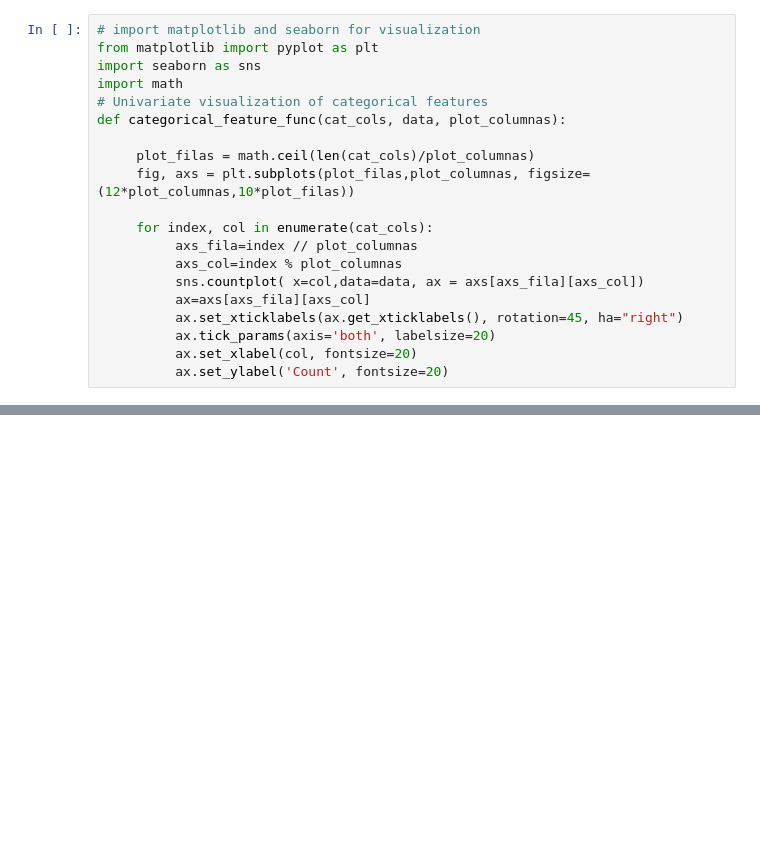
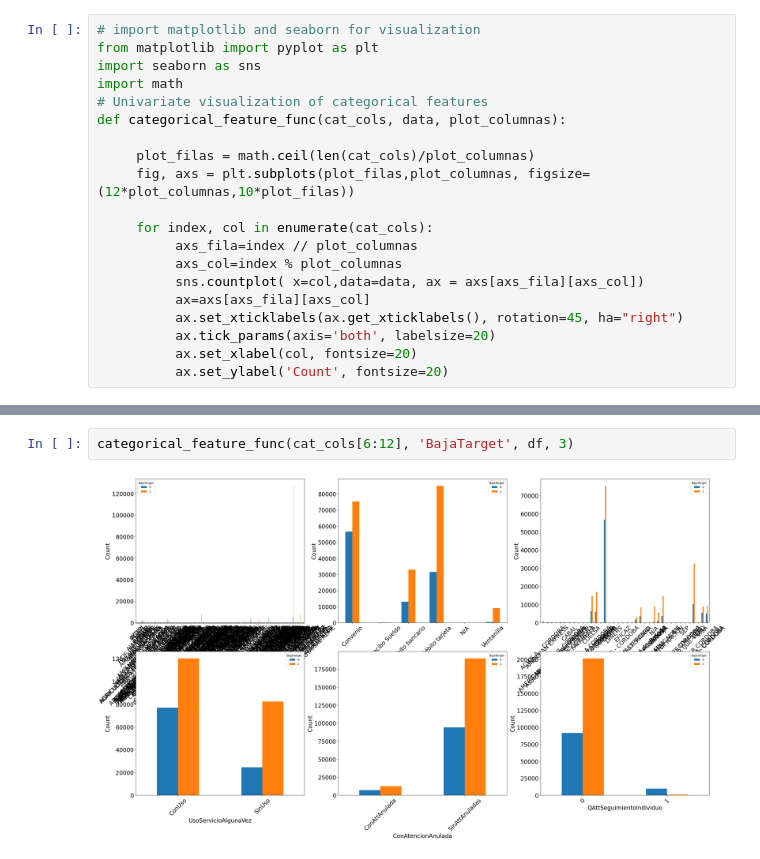
Before and after one commit to josiascs7/TechBI_MachineLearning, a Jupyter notebook: Practica Final/02 - URG Churn Model/Urgencias_Churn.ipynb, the cells around one changed output, grey strips where cells are left out. Drawn from its saved outputs; the diff is of its cells as text; blank space fills up the shorter version.

```diff
--- a/Practica Final/02 - URG Churn Model/Urgencias_Churn.ipynb
+++ b/Practica Final/02 - URG Churn Model/Urgencias_Churn.ipynb
@@ -192,0 +202,4 @@ df.groupby('Baja_Target')['Edad'].mean()
+# %%
+categorical_feature_func(cat_cols[6:12], 'BajaTarget', df, 3)
+# %% [output]
+[figure, added]
```
Also changed, not shown: parts of 12 cells of this notebook.
